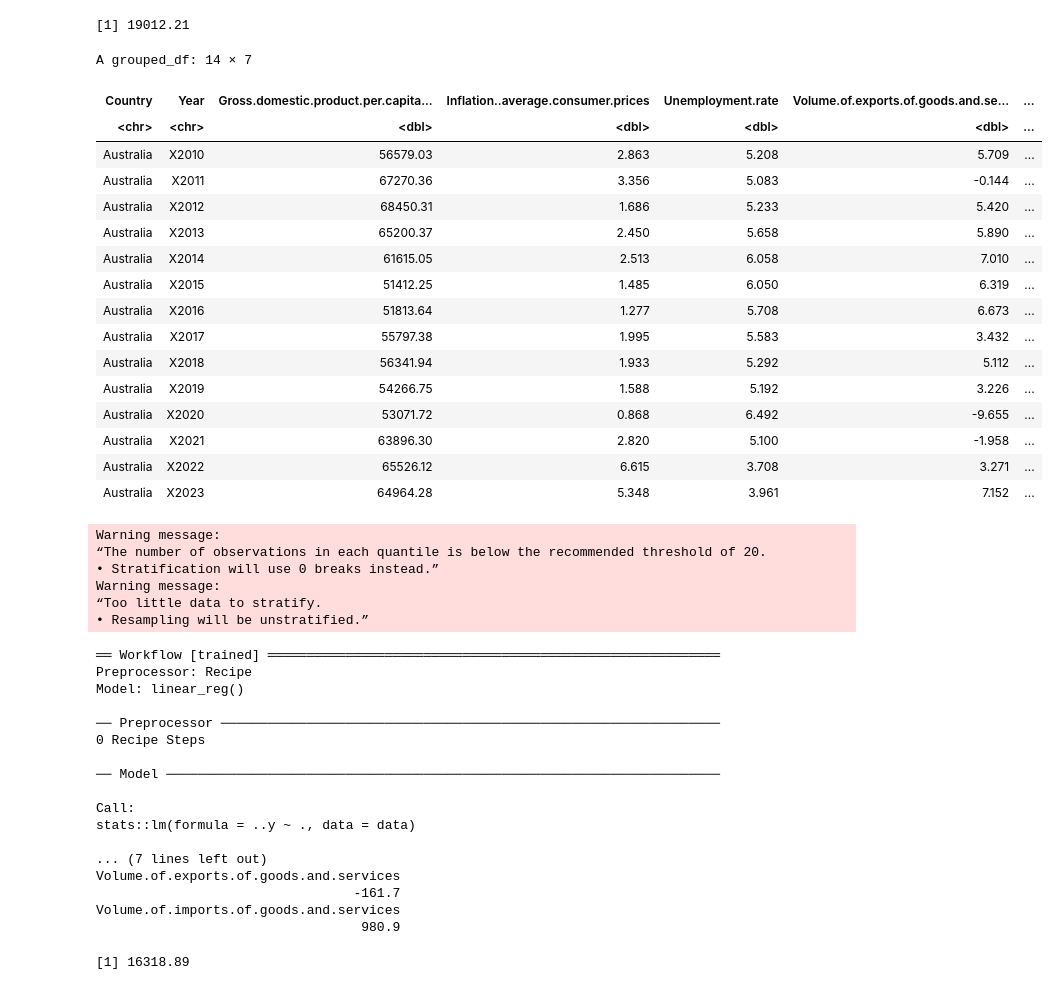
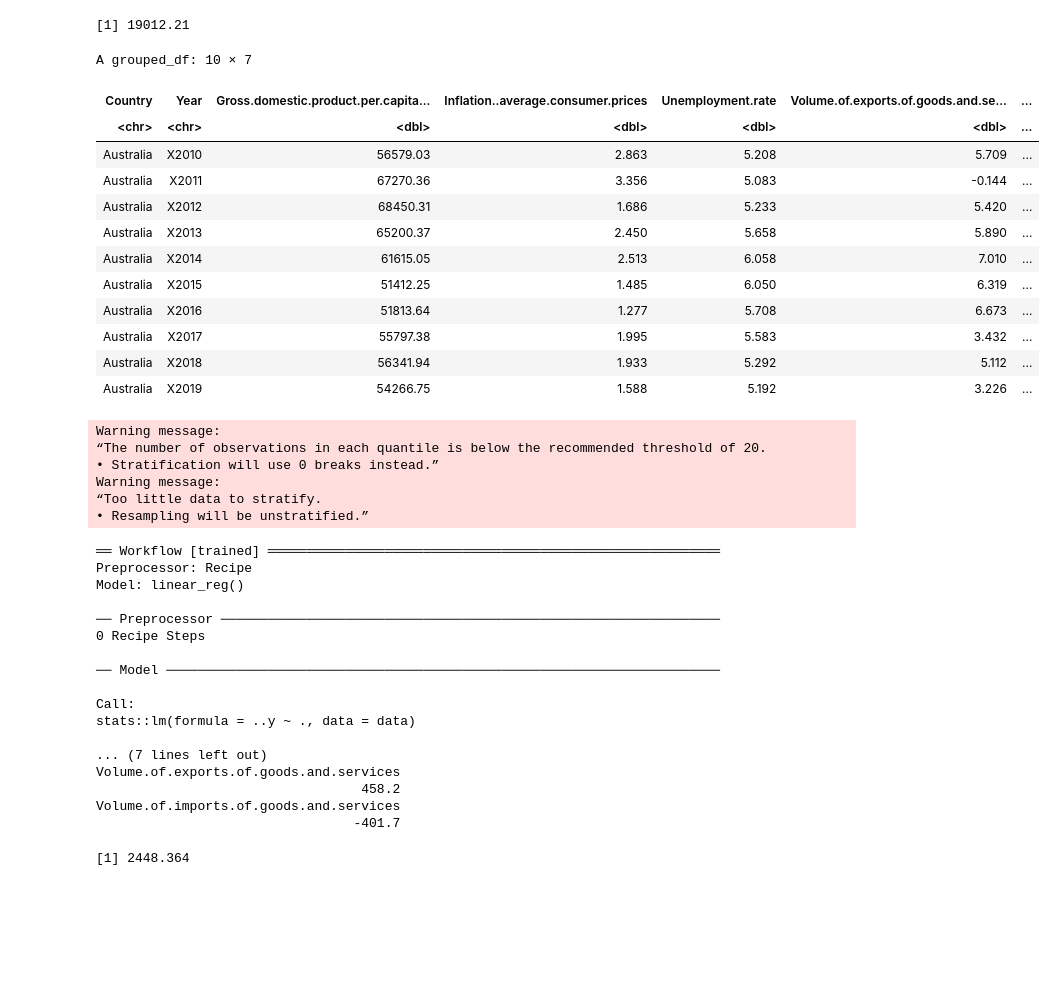
Before and after one commit to mparhar1/DSCI-100-Group-48-Project, a Jupyter notebook: group48_data_analysis.ipynb, the cells around one changed output. Cells and saved outputs as stored; diff of their text form; code cells hidden in the pictures; blank space fills up the shorter version.

```diff
--- a/group48_data_analysis.ipynb
+++ b/group48_data_analysis.ipynb
@@ -118,26 +118,22 @@ lm_rmspe
 # %% [output]
 [1] 19012.21
 # %%
-australia <- filter(tidy_G20_economic_data, Country == "Australia")
+australia <- filter(tidy_G20_economic_data, Country == "Australia" & Year <= "X2019")
 australia
 # %% [output]
-A grouped_df: 14 × 7
+A grouped_df: 10 × 7
 | Country | Year | Gross.domestic.product.per.capita... | Inflation..average.consumer.prices | Unemployment.rate | Volume.of.exports.of.goods.and.se... | ... |
 | <chr> | <chr> | <dbl> | <dbl> | <dbl> | <dbl> | ... |
 | Australia | X2010 | 56579.03 | 2.863 | 5.208 | 5.709 | ... |
 | Australia | X2011 | 67270.36 | 3.356 | 5.083 | -0.144 | ... |
 | Australia | X2012 | 68450.31 | 1.686 | 5.233 | 5.420 | ... |
 | Australia | X2013 | 65200.37 | 2.450 | 5.658 | 5.890 | ... |
 | Australia | X2014 | 61615.05 | 2.513 | 6.058 | 7.010 | ... |
 | Australia | X2015 | 51412.25 | 1.485 | 6.050 | 6.319 | ... |
 | Australia | X2016 | 51813.64 | 1.277 | 5.708 | 6.673 | ... |
 | Australia | X2017 | 55797.38 | 1.995 | 5.583 | 3.432 | ... |
 | Australia | X2018 | 56341.94 | 1.933 | 5.292 | 5.112 | ... |
 | Australia | X2019 | 54266.75 | 1.588 | 5.192 | 3.226 | ... |
-| Australia | X2020 | 53071.72 | 0.868 | 6.492 | -9.655 | ... |
-| Australia | X2021 | 63896.30 | 2.820 | 5.100 | -1.958 | ... |
-| Australia | X2022 | 65526.12 | 6.615 | 3.708 | 3.271 | ... |
-| Australia | X2023 | 64964.28 | 5.348 | 3.961 | 7.152 | ... |
 # %%
 set.seed(100)
 aus_split <- initial_split(australia, prop = 0.70, strata = Gross.domestic.product.per.capita..current.prices)
@@ -178,9 +174,9 @@ stats::lm(formula = ..y ~ ., data = data)
 
 ... (7 lines left out)
 Volume.of.exports.of.goods.and.services
-                                 -161.7
+                                  458.2
 Volume.of.imports.of.goods.and.services
-                                  980.9
+                                 -401.7
 # %%
 lm_test_results_aus <- lm_fit_aus |>
                 predict(aus_testing) |>
@@ -193,5 +189,5 @@ lm_rmspe_aus <- lm_test_results_aus |>
             pull()
 lm_rmspe_aus
 # %% [output]
-[1] 16318.89
+[1] 2448.364
 # %%
```
Also changed, not shown: parts of 8 cells of this notebook.
